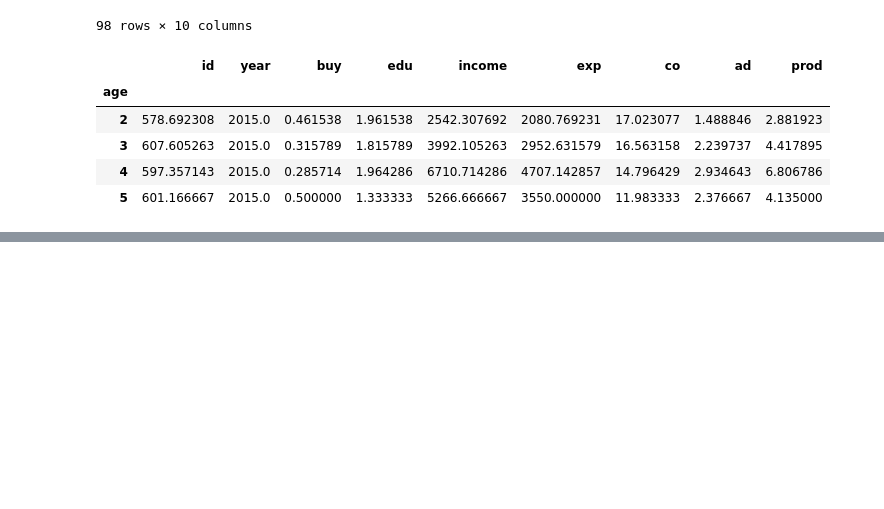
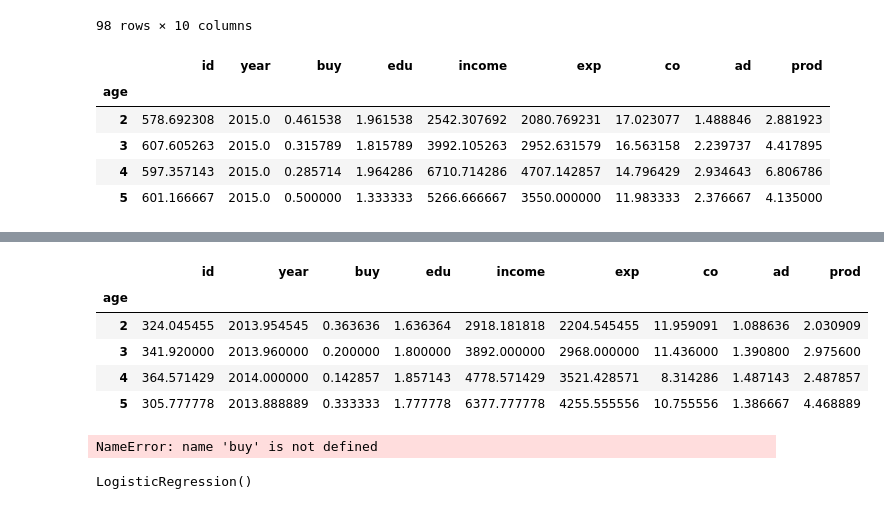
Before and after one commit to chanwoo2307/green, a Jupyter notebook: _notebooks/Untitled.ipynb, the cells around one changed output, grey strips where cells are left out. Saved outputs shown, nothing was run; the diff lists cells and outputs as text; code cells hidden in the pictures; blank space fills up the shorter version.

```diff
--- a/_notebooks/Untitled.ipynb
+++ b/_notebooks/Untitled.ipynb
@@ -183,0 +204,9 @@ dataset[k].groupby("age").mean()
+# %%
+dataset.sample(n=70).groupby("age").mean()
+# %% [output]
+|  | id | year | buy | edu | income | exp | co | ad | prod |
+| age |  |  |  |  |  |  |  |  |  |
+| 2 | 324.045455 | 2013.954545 | 0.363636 | 1.636364 | 2918.181818 | 2204.545455 | 11.959091 | 1.088636 | 2.030909 |
+| 3 | 341.920000 | 2013.960000 | 0.200000 | 1.800000 | 3892.000000 | 2968.000000 | 11.436000 | 1.390800 | 2.975600 |
+| 4 | 364.571429 | 2014.000000 | 0.142857 | 1.857143 | 4778.571429 | 3521.428571 | 8.314286 | 1.487143 | 2.487857 |
+| 5 | 305.777778 | 2013.888889 | 0.333333 | 1.777778 | 6377.777778 | 4255.555556 | 10.755556 | 1.386667 | 4.468889 |
@@ -183,0 +215,5 @@ dataset[k].groupby("age").mean()
+# %%
+model = LogisticRegression()
+model.fit(buy, income)
+# %% [output]
+NameError: name 'buy' is not defined
@@ -183,0 +228,5 @@ dataset[k].groupby("age").mean()
+# %%
+model = LogisticRegression(penalty = 'l2')
+model.fit(X_train, y_train)
+# %% [output]
+LogisticRegression()
```
Also changed, not shown: parts of 9 cells of this notebook.
